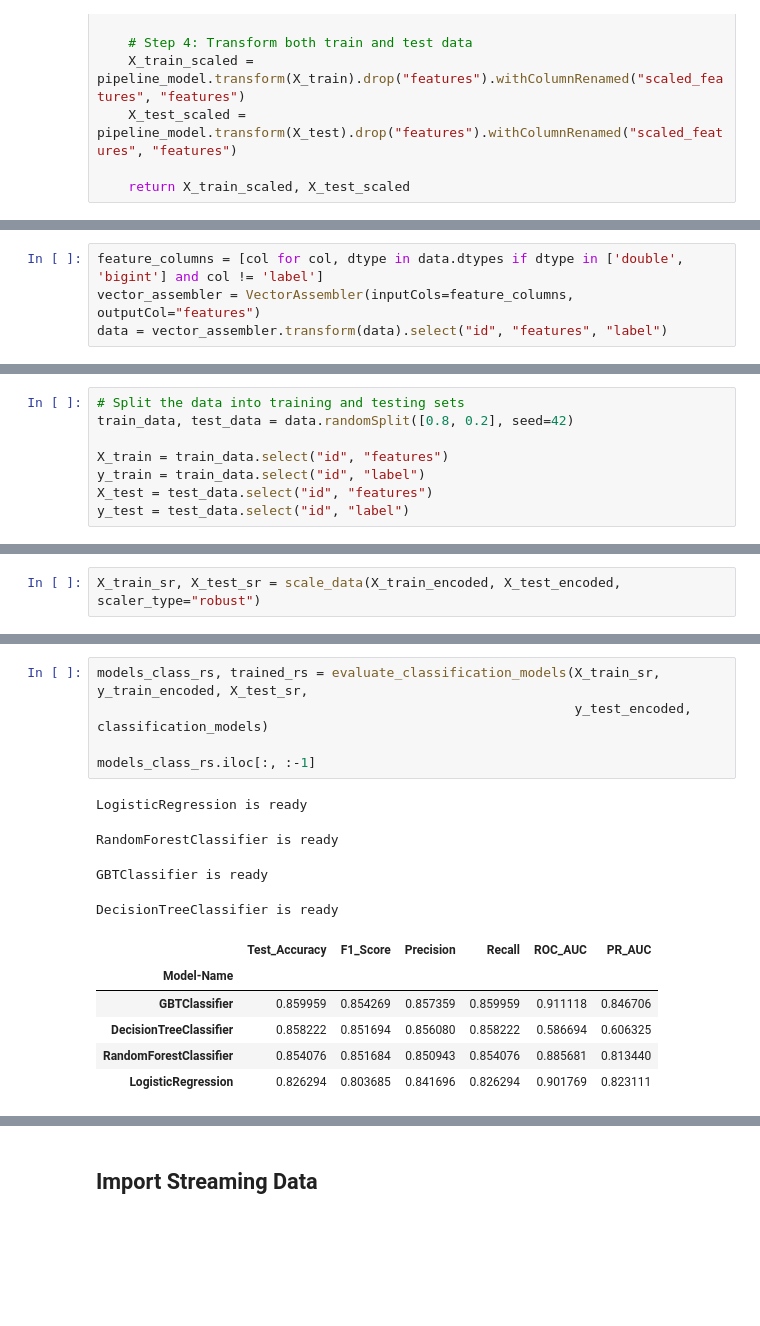
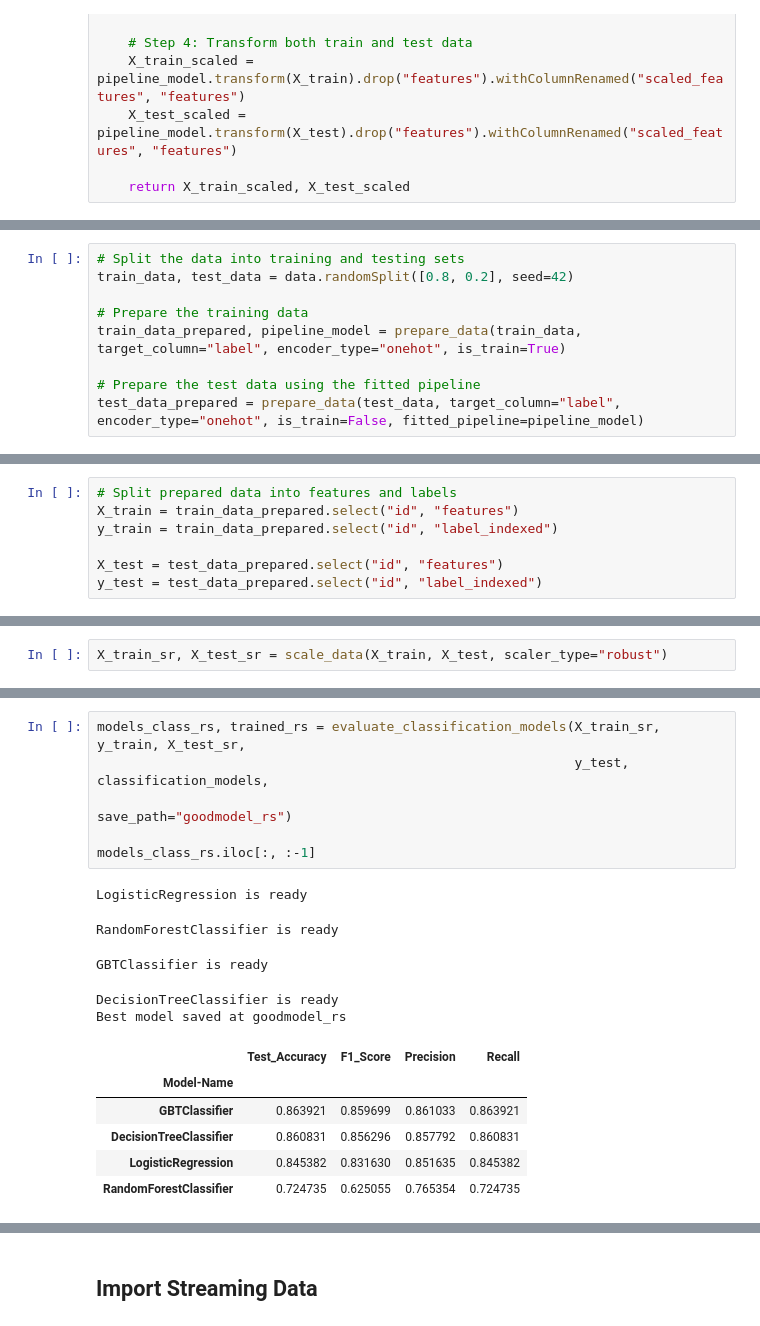
Before and after one commit to VerstappenRB18/EEET2574-BigData-A3, a Jupyter notebook: model_training.ipynb, the cells around one changed output, grey strips where cells are left out. Drawn from its saved outputs; the diff is of its cells as text; blank space fills up the shorter version.

```diff
--- a/model_training.ipynb
+++ b/model_training.ipynb
@@ -322,4 +305,0 @@ Identifies numerical columns (`double` and `bigint` types) excluding the `label`
-# %%
-feature_columns = [col for col, dtype in data.dtypes if dtype in ['double', 'bigint'] and col != 'label']
-vector_assembler = VectorAssembler(inputCols=feature_columns, outputCol="features")
-data = vector_assembler.transform(data).select("id", "features", "label")
@@ -329,7 +309,8 @@ Splits the data into training (80%) and testing (20%) sets using a random seed f
 # Split the data into training and testing sets
 train_data, test_data = data.randomSplit([0.8, 0.2], seed=42)
 
-X_train = train_data.select("id", "features")
-y_train = train_data.select("id", "label")
-X_test = test_data.select("id", "features")
-y_test = test_data.select("id", "label")
+# Prepare the training data
+train_data_prepared, pipeline_model = prepare_data(train_data, target_column="label", encoder_type="onehot", is_train=True)
+
+# Prepare the test data using the fitted pipeline
+test_data_prepared = prepare_data(test_data, target_column="label", encoder_type="onehot", is_train=False, fitted_pipeline=pipeline_model)
@@ -347,0 +319,7 @@ y_train_encoded, y_test_encoded = encode_target(y_train, y_test)
+# %%
+# Split prepared data into features and labels
+X_train = train_data_prepared.select("id", "features")
+y_train = train_data_prepared.select("id", "label_indexed")
+
+X_test = test_data_prepared.select("id", "features")
+y_test = test_data_prepared.select("id", "label_indexed")
@@ -402,2 +399,2 @@ DecisionTreeClassifier is ready
 # %%
-X_train_sr, X_test_sr = scale_data(X_train_encoded, X_test_encoded, scaler_type="robust")
+X_train_sr, X_test_sr = scale_data(X_train, X_test, scaler_type="robust")
@@ -404,16 +403,18 @@ X_train_sr, X_test_sr = scale_data(X_train_encoded, X_test_encoded, scaler_type=
 # %%
-models_class_rs, trained_rs = evaluate_classification_models(X_train_sr, y_train_encoded, X_test_sr,
-                                                             y_test_encoded, classification_models)
+models_class_rs, trained_rs = evaluate_classification_models(X_train_sr, y_train, X_test_sr,
+                                                             y_test, classification_models,
+                                                             save_path="goodmodel_rs")
 
 models_class_rs.iloc[:, :-1]
 # %% [output]
 LogisticRegression is ready
 RandomForestClassifier is ready
 GBTClassifier is ready
 DecisionTreeClassifier is ready
+Best model saved at goodmodel_rs
-|  | Test_Accuracy | F1_Score | Precision | Recall | ROC_AUC | PR_AUC |
-| Model-Name |  |  |  |  |  |  |
-| GBTClassifier | 0.859959 | 0.854269 | 0.857359 | 0.859959 | 0.911118 | 0.846706 |
-| DecisionTreeClassifier | 0.858222 | 0.851694 | 0.856080 | 0.858222 | 0.586694 | 0.606325 |
-| RandomForestClassifier | 0.854076 | 0.851684 | 0.850943 | 0.854076 | 0.885681 | 0.813440 |
-| LogisticRegression | 0.826294 | 0.803685 | 0.841696 | 0.826294 | 0.901769 | 0.823111 |
+|  | Test_Accuracy | F1_Score | Precision | Recall |
+| Model-Name |  |  |  |  |
+| GBTClassifier | 0.863921 | 0.859699 | 0.861033 | 0.863921 |
+| DecisionTreeClassifier | 0.860831 | 0.856296 | 0.857792 | 0.860831 |
+| LogisticRegression | 0.845382 | 0.831630 | 0.851635 | 0.845382 |
+| RandomForestClassifier | 0.724735 | 0.625055 | 0.765354 | 0.724735 |
```
Also changed, not shown: parts of 80 cells of this notebook.
